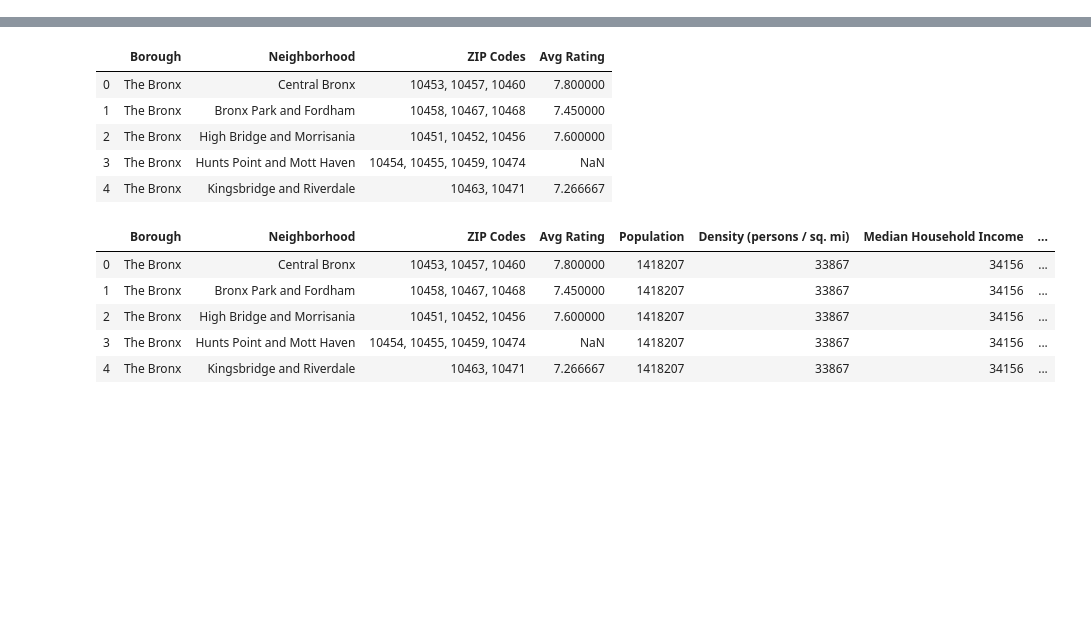
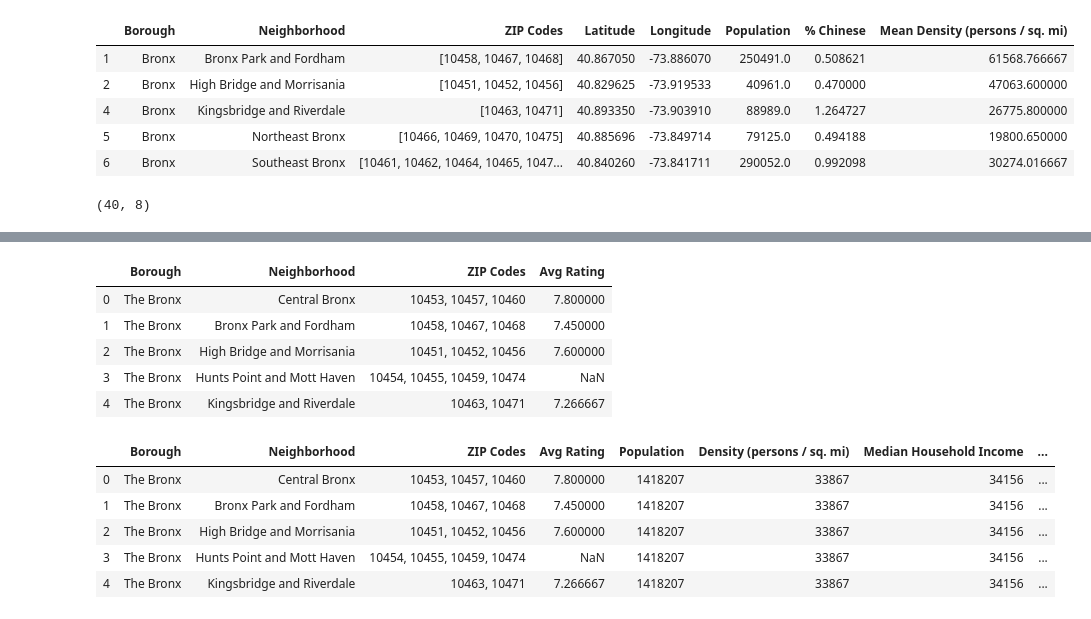
Before and after one commit to tlwang179/battle-of-the-neighbors, a Jupyter notebook: NYC_demographic_venue_ratings.ipynb, the cells around one changed output, grey strips where cells are left out. Drawn from its saved outputs; the diff is of its cells as text; code cells hidden in the pictures; blank space fills up the shorter version.

```diff
--- a/NYC_demographic_venue_ratings.ipynb
+++ b/NYC_demographic_venue_ratings.ipynb
@@ -176,0 +242,4 @@ neighborhood.shape
+# %%
+# Merge chinesePopulationDf with DensityDf
+populationDensityDf=pd.merge(chinesePopulationDf,densityDf, on='ZIP Codes', how='left')
+populationDensityDf.head()
@@ -176,0 +253,47 @@ neighborhood.shape
+# %%
+# Merge populationDensityDf with neighborhoodDf
+neighborhood=neighborhoodDf.copy(deep=True)
+
+totalPopulation=[]
+percentChinese=[]
+meanDensity=[]
+
+for row in range(0,len(neighborhoodDf.index)):
+    population=[]
+    chinese=[]
+    density=[]
+    zipCodeList=neighborhoodDf['ZIP Codes'][row]
+    for zipcode in zipCodeList:
+        if(len(populationDensityDf.loc[populationDensityDf['ZIP Codes']==zipcode]['Population'])>0):
+            peopleCount=populationDensityDf.loc[populationDensityDf['ZIP Codes']==zipcode]['Population'].values[0]
+            chinesePercent=populationDensityDf.loc[populationDensityDf['ZIP Codes']==zipcode]['% Chinese'].values[0]
+            dense=populationDensityDf.loc[populationDensityDf['ZIP Codes']==zipcode]['Density (persons / sq. mi)'].values[0]
+
+            population.append(peopleCount)
+            chinese.append(peopleCount*chinesePercent) #/100
+            density.append(dense)
+
+    totalPopulation.append(np.array(population).sum())
+    meanDensity.append(np.array(density).mean())
+    if(len(population)!=0):
+        percentChinese.append(np.array(chinese).sum()/np.array(population).sum()) #*100
+    else:
+        percentChinese.append(0)
+neighborhood['Population']=totalPopulation
+neighborhood['% Chinese']=percentChinese
+neighborhood['Mean Density (persons / sq. mi)']=meanDensity
+
+neighborhood.dropna(axis=0,inplace=True)
+neighborhood.head()
+# %% [output]
+|  | Borough | Neighborhood | ZIP Codes | Latitude | Longitude | Population | % Chinese | Mean Density (persons / sq. mi) |
+| 1 | Bronx | Bronx Park and Fordham | [10458, 10467, 10468] | 40.867050 | -73.886070 | 250491.0 | 0.508621 | 61568.766667 |
+| 2 | Bronx | High Bridge and Morrisania | [10451, 10452, 10456] | 40.829625 | -73.919533 | 40961.0 | 0.470000 | 47063.600000 |
+| 4 | Bronx | Kingsbridge and Riverdale | [10463, 10471] | 40.893350 | -73.903910 | 88989.0 | 1.264727 | 26775.800000 |
+| 5 | Bronx | Northeast Bronx | [10466, 10469, 10470, 10475] | 40.885696 | -73.849714 | 79125.0 | 0.494188 | 19800.650000 |
+| 6 | Bronx | Southeast Bronx | [10461, 10462, 10464, 10465, 1047... | 40.840260 | -73.841711 | 290052.0 | 0.992098 | 30274.016667 |
+# %%
+# to know how many calls are needed to Foursquare
+neighborhood.shape
+# %% [output]
+(40, 8)
```
Also changed, not shown: parts of 37 cells of this notebook.
